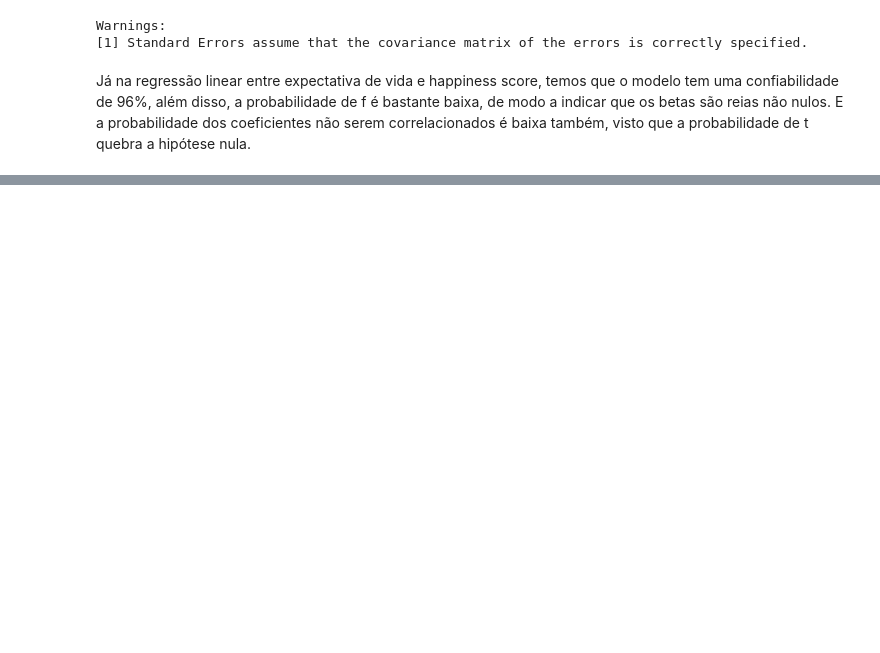
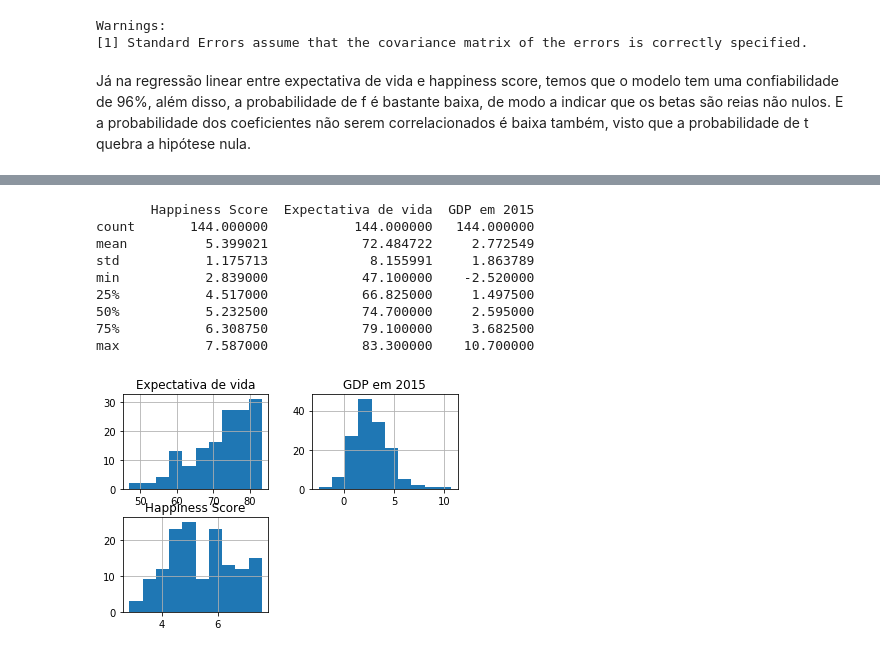
Before and after one commit to gicabral/Projeto_final_CDD, a Jupyter notebook: Projeto final Dados - leitura de dataset.ipynb, the cells around one changed output, grey strips where cells are left out. Saved outputs shown, nothing was run; the diff lists cells and outputs as text; code cells hidden in the pictures; blank space fills up the shorter version.

```diff
--- a/Projeto final Dados - leitura de dataset.ipynb
+++ b/Projeto final Dados - leitura de dataset.ipynb
@@ -205,0 +211,7 @@ Warnings:
+# %%
+gdp1 = pd.read_excel('GDP_outlier.xlsx')
+gdp1.head()
+
+i = gdp.loc[:,]
+gdp1_idx = i.set_index('País')
+gdp1_idx.head()
@@ -205,0 +226,3 @@ Warnings:
+# %%
+dff2_ = dff.drop("GDP em 2015", axis=1)
+dff2_.head()
@@ -205,0 +236,3 @@ Warnings:
+# %%
+dff2 = dff2_.join(gdp1_idx, how='inner')
+dff2.head()
@@ -205,0 +246,14 @@ Warnings:
+# %%
+print(dff2.describe());
+dff2.hist();
+# %% [output]
+       Happiness Score  Expectativa de vida  GDP em 2015
+count       144.000000           144.000000   144.000000
+mean          5.399021            72.484722     2.772549
+std           1.175713             8.155991     1.863789
+min           2.839000            47.100000    -2.520000
+25%           4.517000            66.825000     1.497500
+50%           5.232500            74.700000     2.595000
+75%           6.308750            79.100000     3.682500
+max           7.587000            83.300000    10.700000
+[figure, added]
```
Also changed, not shown: parts of 11 cells of this notebook, 2 other files.
